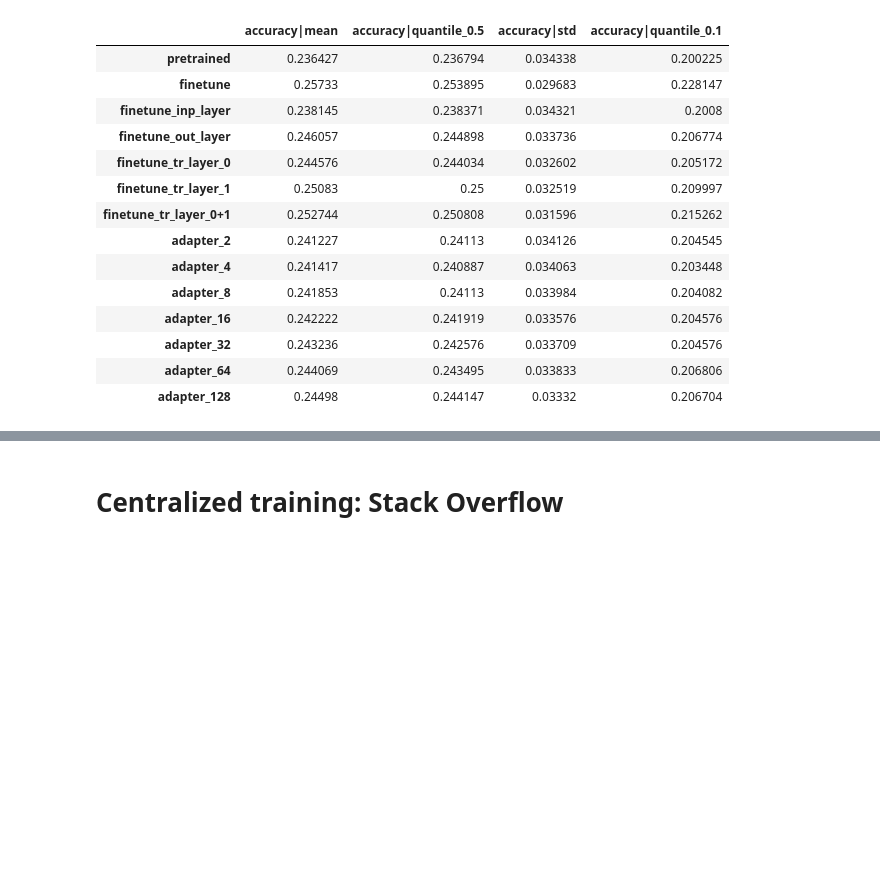
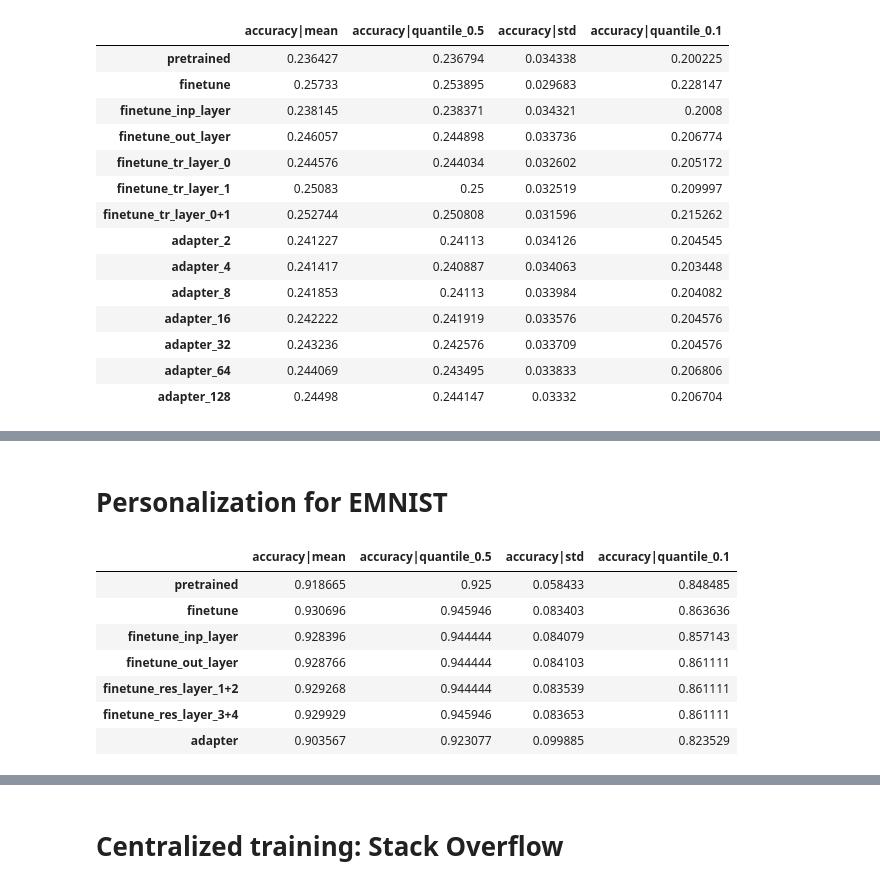
Before and after one commit to facebookresearch/FL_partial_personalization, a Jupyter notebook: parse_outputs.ipynb, the cells around one changed output, grey strips where cells are left out. Drawn from its saved outputs; the diff is of its cells as text; code cells hidden in the pictures; blank space fills up the shorter version.

Commit message:
finetune working

```diff
--- a/parse_outputs.ipynb
+++ b/parse_outputs.ipynb
@@ -71,0 +85,40 @@ df
+# %% [markdown]
+# Personalization for EMNIST
+# %%
+param_list = [
+    "finetune", "finetune_inp_layer", "finetune_out_layer",
+    "finetune_res_layer_1+2", "finetune_res_layer_3+4",
+    "adapter"
+]
+
+fn = "emnist_{}_{}.csv"
+
+df_tr = []
+df_te = []
+for param in param_list:
+    mode = "train"
+    fn1 = fn.format(param, mode)
+    df_tr.append(pd.read_csv(os.path.join(output_dir, fn1), index_col=0))
+    df_tr[-1].columns.name = fn1
+    mode = "test"
+    fn1 = fn.format(param, mode)
+    df_te.append(pd.read_csv(os.path.join(output_dir, fn1), index_col=0))
+    df_te[-1].columns.name = fn1
+# %%
+df = pd.DataFrame(index=['pretrained'] + param_list, columns=['accuracy|mean', 'accuracy|quantile_0.5', 'accuracy|std', 'accuracy|quantile_0.1'])
+for param, df0 in zip(param_list, df_te):
+    for c in df.columns:
+        df.at[param, c] = df0.at['finetuned', c]
+df0 = df_te[0]
+for c in df.columns:
+    df.at['pretrained', c] = df0.at['pretrained', c]
+df
+# %% [output]
+|  | accuracy|mean | accuracy|quantile_0.5 | accuracy|std | accuracy|quantile_0.1 |
+| pretrained | 0.918665 | 0.925 | 0.058433 | 0.848485 |
+| finetune | 0.930696 | 0.945946 | 0.083403 | 0.863636 |
+| finetune_inp_layer | 0.928396 | 0.944444 | 0.084079 | 0.857143 |
+| finetune_out_layer | 0.928766 | 0.944444 | 0.084103 | 0.861111 |
+| finetune_res_layer_1+2 | 0.929268 | 0.944444 | 0.083539 | 0.861111 |
+| finetune_res_layer_3+4 | 0.929929 | 0.945946 | 0.083653 | 0.861111 |
+| adapter | 0.903567 | 0.923077 | 0.099885 | 0.823529 |
```
Also changed, not shown: parts of 3 cells of this notebook, 7 other files.
